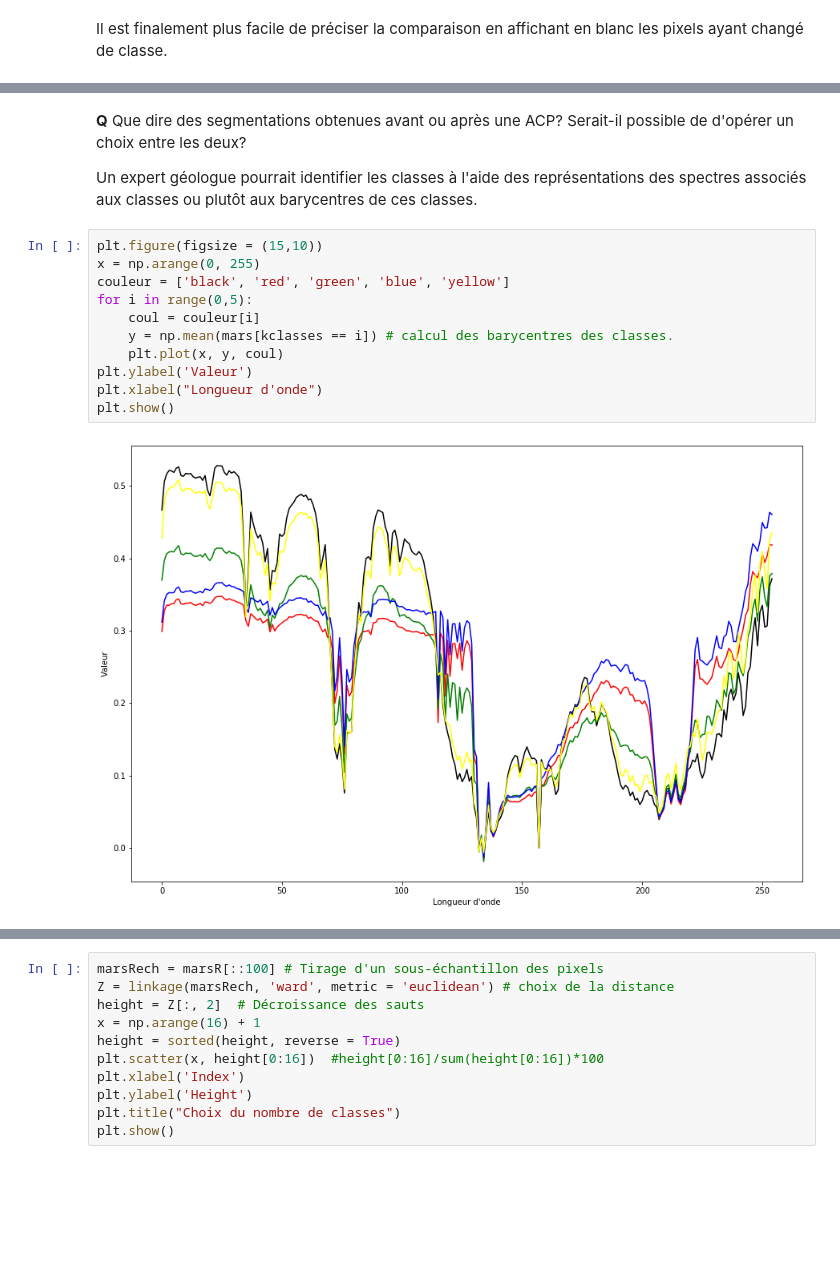
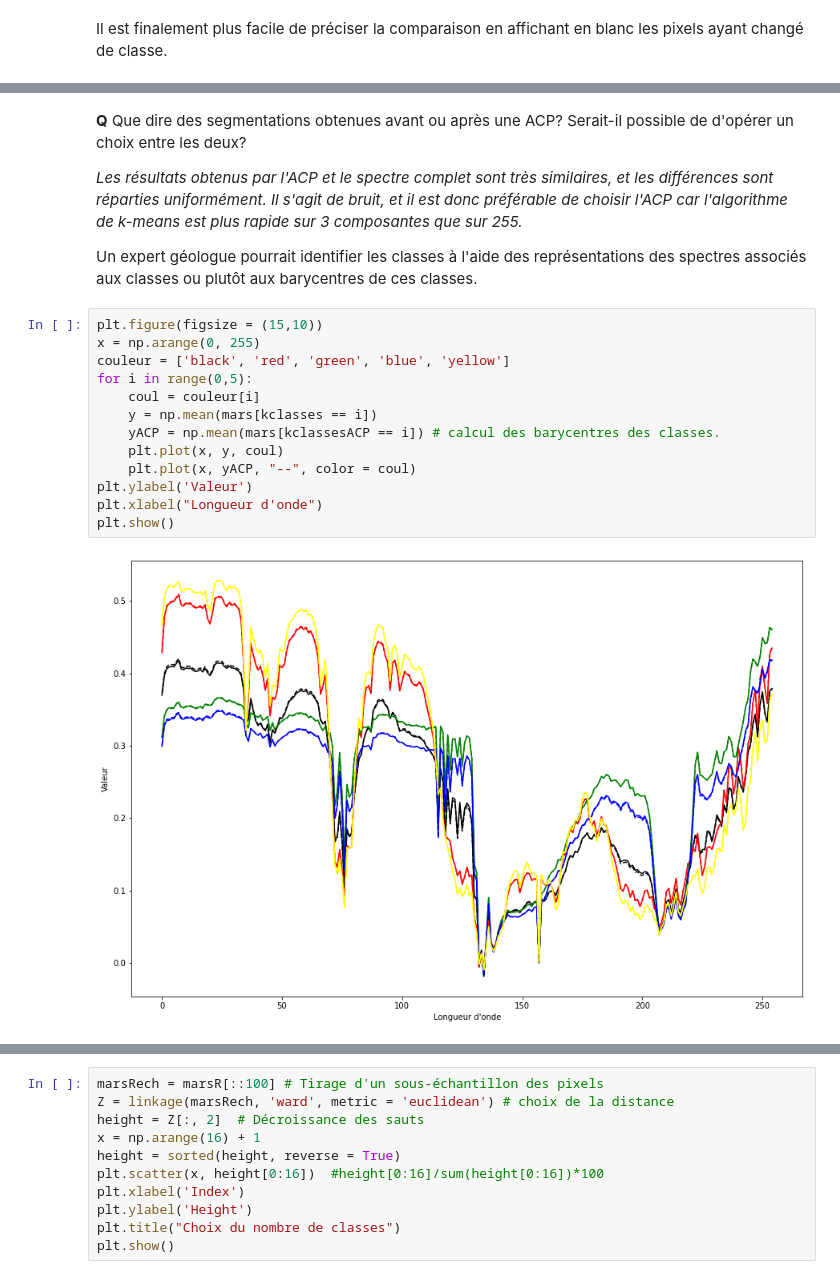
Before and after one commit to quentinthuet/buildings_energy_consumption, a Jupyter notebook: TP/mars/ML-Tutorial-Mars.ipynb, the cells around one changed output, grey strips where cells are left out. Cells and saved outputs as stored; diff of their text form; blank space fills up the shorter version.

```diff
--- a/TP/mars/ML-Tutorial-Mars.ipynb
+++ b/TP/mars/ML-Tutorial-Mars.ipynb
@@ -415,20 +421,24 @@ nb pixels classés différemment :  1177
 # %% [markdown]
 **Q** Que dire des segmentations obtenues avant ou après une ACP? Serait-il possible de d'opérer un choix entre les deux?
 
+*Les résultats obtenus par l'ACP et le spectre complet sont très similaires, et les différences sont réparties uniformément. Il s'agit de bruit, et il est donc préférable de choisir l'ACP car l'algorithme de k-means est plus rapide sur 3 composantes que sur 255.*
+
 Un expert géologue pourrait identifier les classes à l'aide des représentations des spectres associés aux classes ou plutôt aux barycentres de ces classes.
 # %%
 plt.figure(figsize = (15,10))
 x = np.arange(0, 255)
 couleur = ['black', 'red', 'green', 'blue', 'yellow']
 for i in range(0,5):
     coul = couleur[i]
-    y = np.mean(mars[kclasses == i]) # calcul des barycentres des classes.
+    y = np.mean(mars[kclasses == i])
+    yACP = np.mean(mars[kclassesACP == i]) # calcul des barycentres des classes.
     plt.plot(x, y, coul)
+    plt.plot(x, yACP, "--", color = coul)
 plt.ylabel('Valeur')
 plt.xlabel("Longueur d'onde")
 plt.show()
 # %% [output]
-[figure, old version]
+[figure, new version]
 # %% [markdown]
 ### 3.3 Classification ascendante hiérarchique (CAH)
 L'algorithme $k$-*means* conduit à des résultats satisfaisants. Ceux-ci sont comparés avec ceux issus d'autres approches. L'algorithme DBSCAN est d'exécution très longue et comme les résultats ne sont pas probants, il a été abandonné.
```
Also changed, not shown: parts of 24 cells of this notebook.
